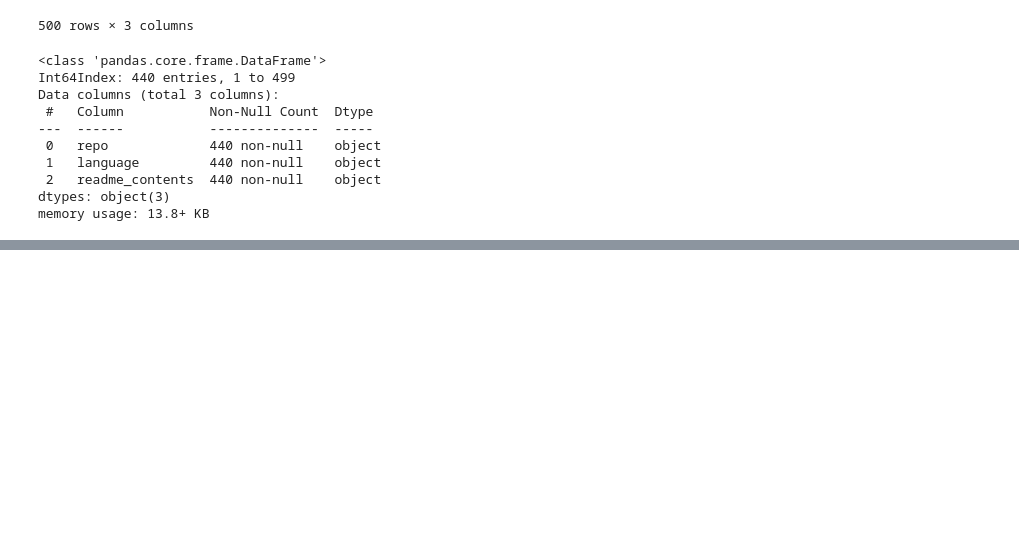
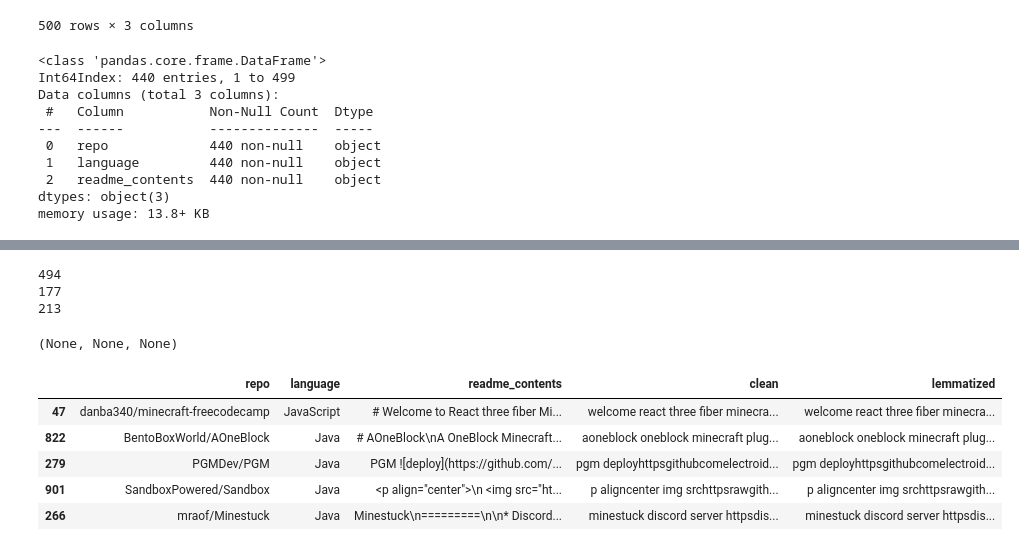
Before and after one commit to Doubtable-Steves-Linguistics/MinecraftNLP, a Jupyter notebook: cristina-project-notebook.ipynb, the cells around one changed output, grey strips where cells are left out. Cells and saved outputs as stored; diff of their text form; code cells hidden in the pictures; blank space fills up the shorter version.

```diff
--- a/cristina-project-notebook.ipynb
+++ b/cristina-project-notebook.ipynb
@@ -737,0 +788,16 @@ df
+# %%
+print(len(train)), print(len(test)), print(len(validate))
+# %% [output]
+494
+177
+213
+(None, None, None)
+# %%
+train.head()
+# %% [output]
+|  | repo | language | readme_contents | clean | lemmatized |
+| 47 | danba340/minecraft-freecodecamp | JavaScript | # Welcome to React three fiber Mi... | welcome react three fiber minecra... | welcome react three fiber minecra... |
+| 822 | BentoBoxWorld/AOneBlock | Java | # AOneBlock\nA OneBlock Minecraft... | aoneblock oneblock minecraft plug... | aoneblock oneblock minecraft plug... |
+| 279 | PGMDev/PGM | Java | PGM ![deploy](https://github.com/... | pgm deployhttpsgithubcomelectroid... | pgm deployhttpsgithubcomelectroid... |
+| 901 | SandboxPowered/Sandbox | Java | <p align="center">\n <img src="ht... | p aligncenter img srchttpsrawgith... | p aligncenter img srchttpsrawgith... |
+| 266 | mraof/Minestuck | Java | Minestuck\n=========\n\n* Discord... | minestuck discord server httpsdis... | minestuck discord server httpsdis... |
```
Also changed, not shown: parts of 89 cells of this notebook.
